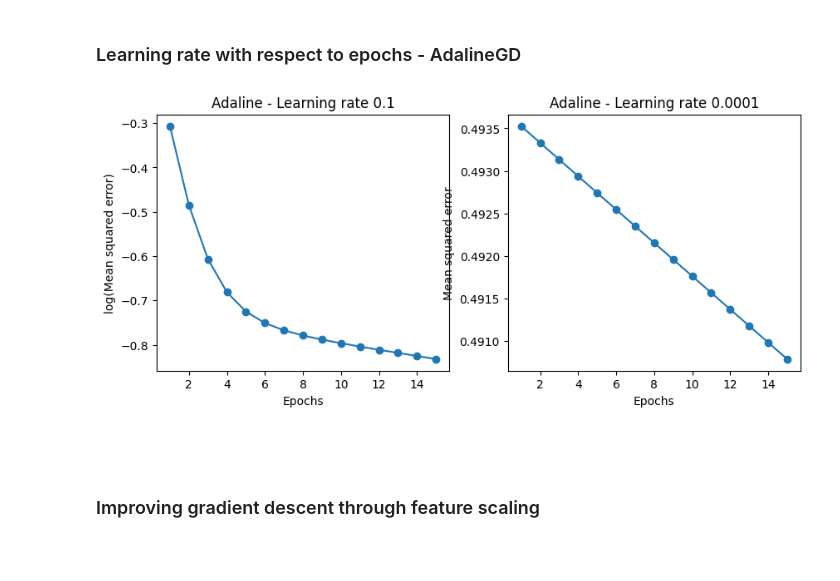
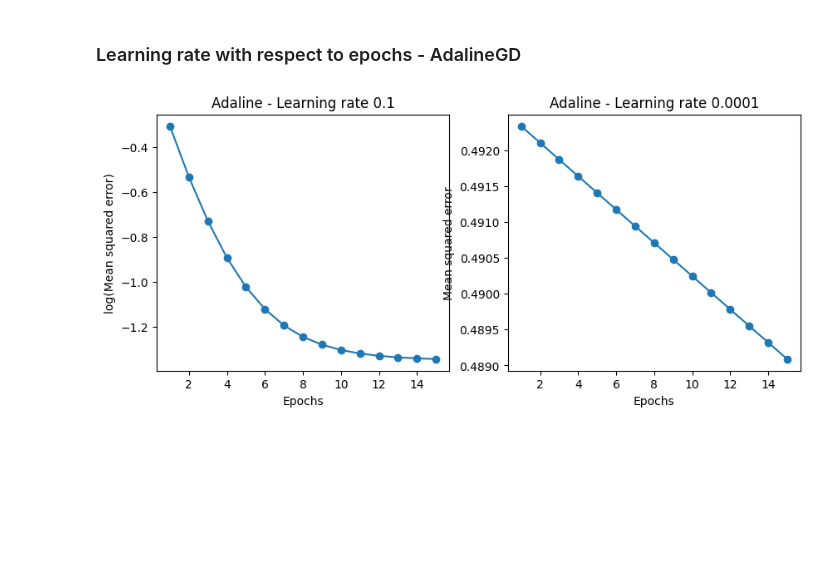
Before and after one commit to 2533Aryan/Machine_Learning, a Jupyter notebook: Assignments/Assignment_03/Adaline_Assignment_Aryan_Raval.ipynb, the cells around one changed output. Drawn from its saved outputs; the diff is of its cells as text; code cells hidden in the pictures; blank space fills up the shorter version.

```diff
--- a/Assignments/Assignment_03/Adaline_Assignment_Aryan_Raval.ipynb
+++ b/Assignments/Assignment_03/Adaline_Assignment_Aryan_Raval.ipynb
@@ -309,22 +319,18 @@ Errors:  0
 # %%
 fig, ax = plt.subplots(nrows=1, ncols=2, figsize=(10, 4))
 
-ada1 = AdalineGD(n_iter=15, eta=0.1).fit(X, y)
+ada1 = AdalineGD(n_iter=15, eta=0.1).fit(X_std, y)
 ax[0].plot(range(1, len(ada1.losses_) + 1), np.log10(ada1.losses_), marker='o')
 ax[0].set_xlabel('Epochs')
 ax[0].set_ylabel('log(Mean squared error)')
 ax[0].set_title('Adaline - Learning rate 0.1')
 
-ada2 = AdalineGD(n_iter=15, eta=0.0001).fit(X, y)
+ada2 = AdalineGD(n_iter=15, eta=0.0001).fit(X_std, y)
 ax[1].plot(range(1, len(ada2.losses_) + 1), ada2.losses_, marker='o')
 ax[1].set_xlabel('Epochs')
 ax[1].set_ylabel('Mean squared error')
 ax[1].set_title('Adaline - Learning rate 0.0001')
 
 plt.show()
 # %% [output]
-[figure, old version]
+[figure, new version]
-# %% [markdown]
-<br>
-# %% [markdown]
-### Improving gradient descent through feature scaling
```
Also changed, not shown: parts of 6 cells of this notebook.
